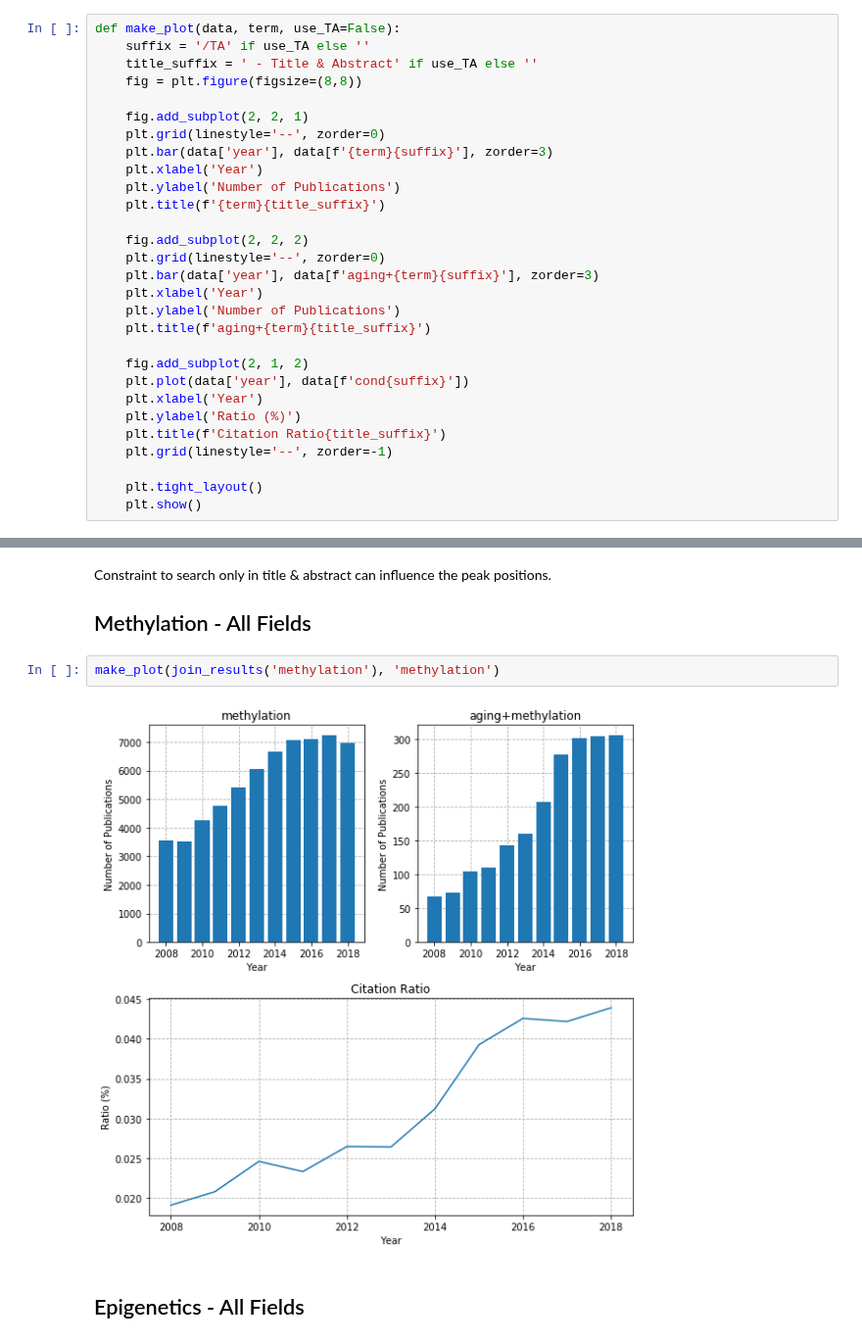
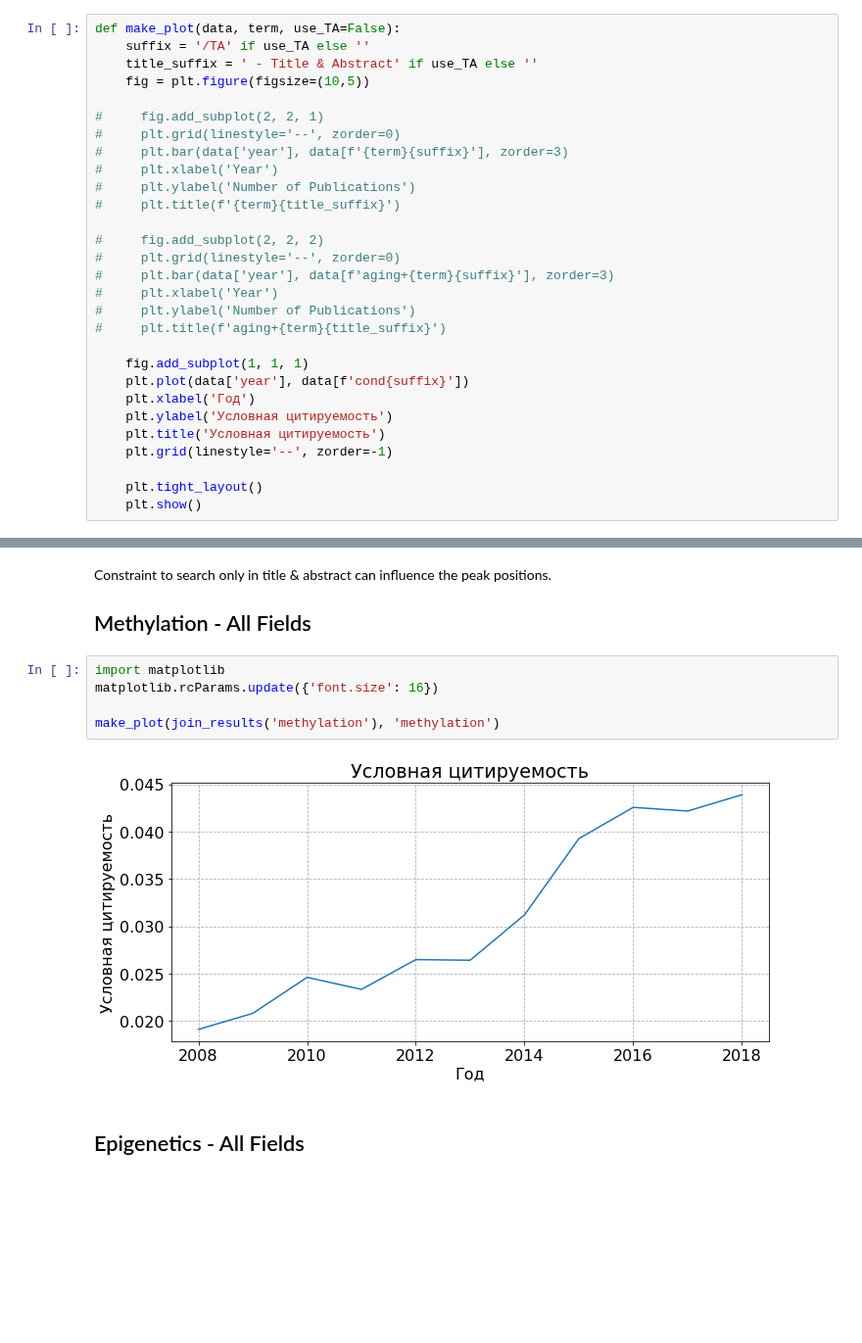
Before and after one commit to JetBrains-Research/pubtrends, a Jupyter notebook: models/timeline_citation_analysis.ipynb, the cells around one changed output, grey strips where cells are left out. Shown at 98% size. Drawn from its saved outputs; the diff is of its cells as text; blank space fills up the shorter version.

```diff
--- a/models/timeline_citation_analysis.ipynb
+++ b/models/timeline_citation_analysis.ipynb
@@ -41,27 +41,27 @@ def join_results(term):
 def make_plot(data, term, use_TA=False):
     suffix = '/TA' if use_TA else ''
     title_suffix = ' - Title & Abstract' if use_TA else ''
-    fig = plt.figure(figsize=(8,8))
+    fig = plt.figure(figsize=(10,5))
 
-    fig.add_subplot(2, 2, 1)
-    plt.grid(linestyle='--', zorder=0)
-    plt.bar(data['year'], data[f'{term}{suffix}'], zorder=3)
-    plt.xlabel('Year')
-    plt.ylabel('Number of Publications')
-    plt.title(f'{term}{title_suffix}')
+#     fig.add_subplot(2, 2, 1)
+#     plt.grid(linestyle='--', zorder=0)
+#     plt.bar(data['year'], data[f'{term}{suffix}'], zorder=3)
+#     plt.xlabel('Year')
+#     plt.ylabel('Number of Publications')
+#     plt.title(f'{term}{title_suffix}')
 
-    fig.add_subplot(2, 2, 2)
-    plt.grid(linestyle='--', zorder=0)
-    plt.bar(data['year'], data[f'aging+{term}{suffix}'], zorder=3)
-    plt.xlabel('Year')
-    plt.ylabel('Number of Publications')
-    plt.title(f'aging+{term}{title_suffix}')
+#     fig.add_subplot(2, 2, 2)
+#     plt.grid(linestyle='--', zorder=0)
+#     plt.bar(data['year'], data[f'aging+{term}{suffix}'], zorder=3)
+#     plt.xlabel('Year')
+#     plt.ylabel('Number of Publications')
+#     plt.title(f'aging+{term}{title_suffix}')
 
-    fig.add_subplot(2, 1, 2)
+    fig.add_subplot(1, 1, 1)
     plt.plot(data['year'], data[f'cond{suffix}'])
-    plt.xlabel('Year')
-    plt.ylabel('Ratio (%)')
-    plt.title(f'Citation Ratio{title_suffix}')
+    plt.xlabel('Год')
+    plt.ylabel('Условная цитируемость')
+    plt.title('Условная цитируемость')
     plt.grid(linestyle='--', zorder=-1)
 
     plt.tight_layout()
@@ -84,10 +84,13 @@ make_plot(join_results('NOTCH'), 'NOTCH', use_TA=True)
 Constraint to search only in title & abstract can influence the peak positions.
 
 ## Methylation - All Fields
-# %%
-make_plot(join_results('methylation'), 'methylation')
-# %% [output]
-[figure, removed]
+# %%
+import matplotlib
+matplotlib.rcParams.update({'font.size': 16})
+
+make_plot(join_results('methylation'), 'methylation')
+# %% [output]
+[figure, added]
 # %% [markdown]
 ## Epigenetics - All Fields
 # %%
```
Also changed, not shown: 1 other file.
